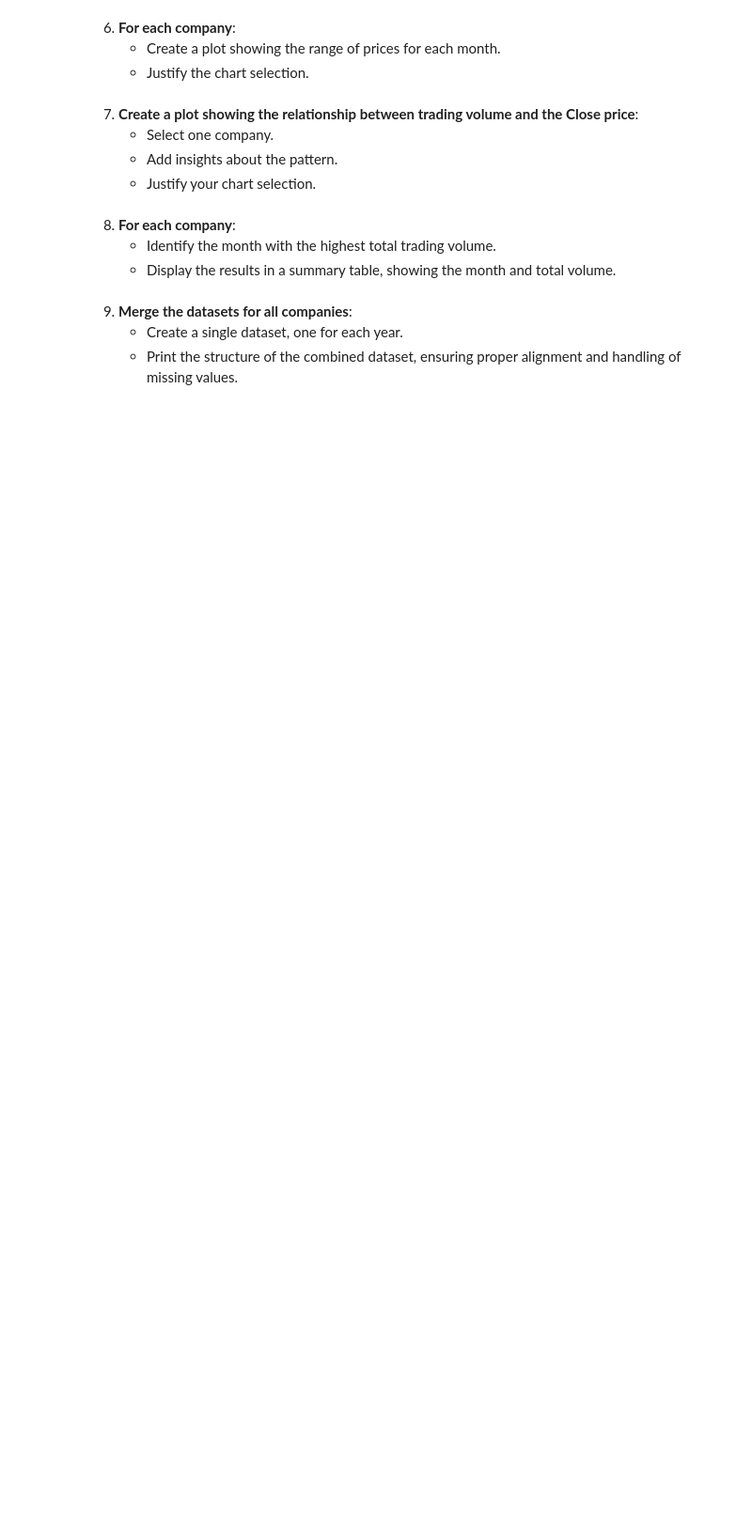
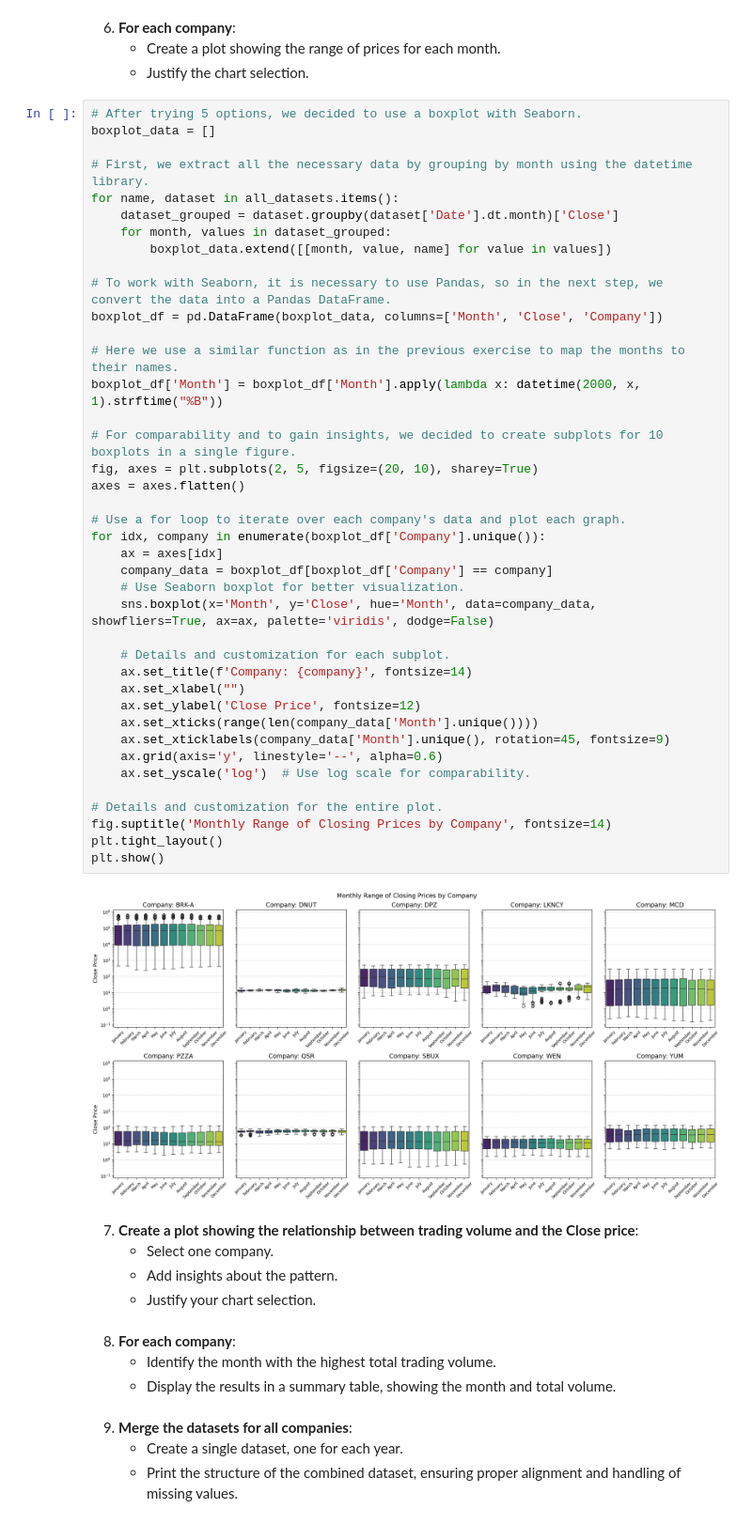
Before and after one commit to harshita-chivukula/PythonforDataScience_Team1FinalAssignment, a Jupyter notebook: Python Project Template.ipynb, the cells around one changed output. Shown at 94% size. Drawn from its saved outputs; the diff is of its cells as text; blank space fills up the shorter version.

```diff
--- a/Python Project Template.ipynb
+++ b/Python Project Template.ipynb
@@ -164,6 +193,48 @@ The total number of rows where the year is 2023 is 2500
 6. **For each company**:
    - Create a plot showing the range of prices for each month.
    - Justify the chart selection.
+# %%
+# After trying 5 options, we decided to use a boxplot with Seaborn.
+boxplot_data = []
+
+# First, we extract all the necessary data by grouping by month using the datetime library.
+for name, dataset in all_datasets.items():
+    dataset_grouped = dataset.groupby(dataset['Date'].dt.month)['Close']
+    for month, values in dataset_grouped:
+        boxplot_data.extend([[month, value, name] for value in values])
+
+# To work with Seaborn, it is necessary to use Pandas, so in the next step, we convert the data into a Pandas DataFrame.
+boxplot_df = pd.DataFrame(boxplot_data, columns=['Month', 'Close', 'Company'])
+
+# Here we use a similar function as in the previous exercise to map the months to their names.
+boxplot_df['Month'] = boxplot_df['Month'].apply(lambda x: datetime(2000, x, 1).strftime("%B"))
+
+# For comparability and to gain insights, we decided to create subplots for 10 boxplots in a single figure.
+fig, axes = plt.subplots(2, 5, figsize=(20, 10), sharey=True)
+axes = axes.flatten()
+
+# Use a for loop to iterate over each company's data and plot each graph.
+for idx, company in enumerate(boxplot_df['Company'].unique()):
+    ax = axes[idx]
+    company_data = boxplot_df[boxplot_df['Company'] == company]
+    # Use Seaborn boxplot for better visualization.
+    sns.boxplot(x='Month', y='Close', hue='Month', data=company_data, showfliers=True, ax=ax, palette='viridis', dodge=False)
+
+    # Details and customization for each subplot.
+    ax.set_title(f'Company: {company}', fontsize=14)
+    ax.set_xlabel("")
+    ax.set_ylabel('Close Price', fontsize=12)
+    ax.set_xticks(range(len(company_data['Month'].unique())))
+    ax.set_xticklabels(company_data['Month'].unique(), rotation=45, fontsize=9)
+    ax.grid(axis='y', linestyle='--', alpha=0.6)
+    ax.set_yscale('log')  # Use log scale for comparability.
+
+# Details and customization for the entire plot.
+fig.suptitle('Monthly Range of Closing Prices by Company', fontsize=14)
+plt.tight_layout()
+plt.show()
+# %% [output]
+[figure, added]
 # %% [markdown]
 7. **Create a plot showing the relationship between trading volume and the Close price**:
    - Select one company.
```
Also changed, not shown: parts of 3 cells of this notebook.
